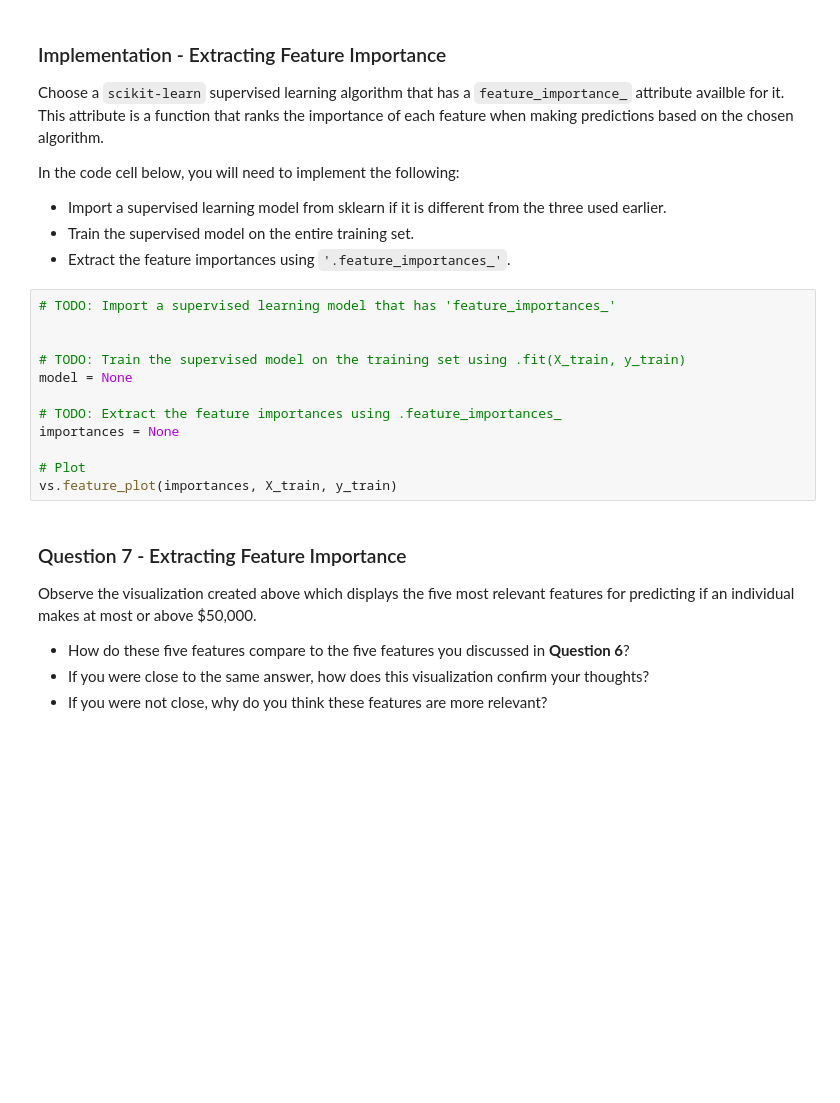
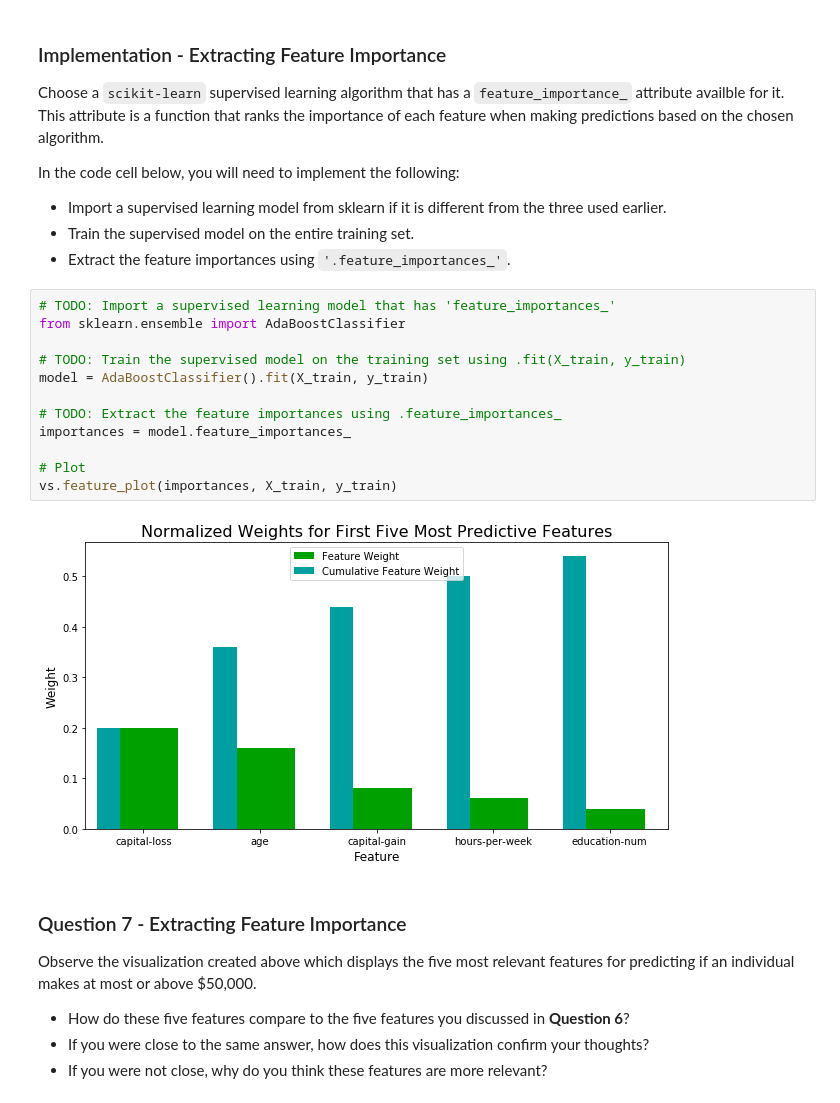
Before and after one commit to bdjidi/udacity, a Jupyter notebook: nd009/finding_donors/finding_donors.ipynb, the cells around one changed output. Drawn from its saved outputs; the diff is of its cells as text; blank space fills up the shorter version.

```diff
--- a/nd009/finding_donors/finding_donors.ipynb
+++ b/nd009/finding_donors/finding_donors.ipynb
@@ -468,16 +558,18 @@ In the code cell below, you will need to implement the following:
  - Extract the feature importances using `'.feature_importances_'`.
 # %%
 # TODO: Import a supervised learning model that has 'feature_importances_'
-
+from sklearn.ensemble import AdaBoostClassifier
 
 # TODO: Train the supervised model on the training set using .fit(X_train, y_train)
-model = None
+model = AdaBoostClassifier().fit(X_train, y_train)
 
 # TODO: Extract the feature importances using .feature_importances_
-importances = None
+importances = model.feature_importances_
 
 # Plot
 vs.feature_plot(importances, X_train, y_train)
+# %% [output]
+[figure, added]
 # %% [markdown]
 ### Question 7 - Extracting Feature Importance
 
```
Also changed, not shown: parts of 12 cells of this notebook, 3 other files.
